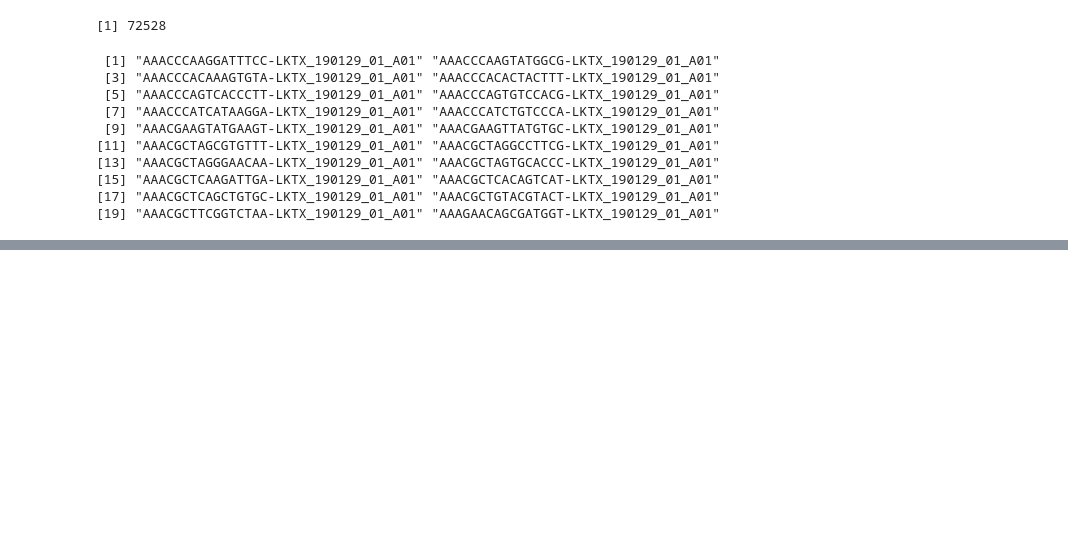
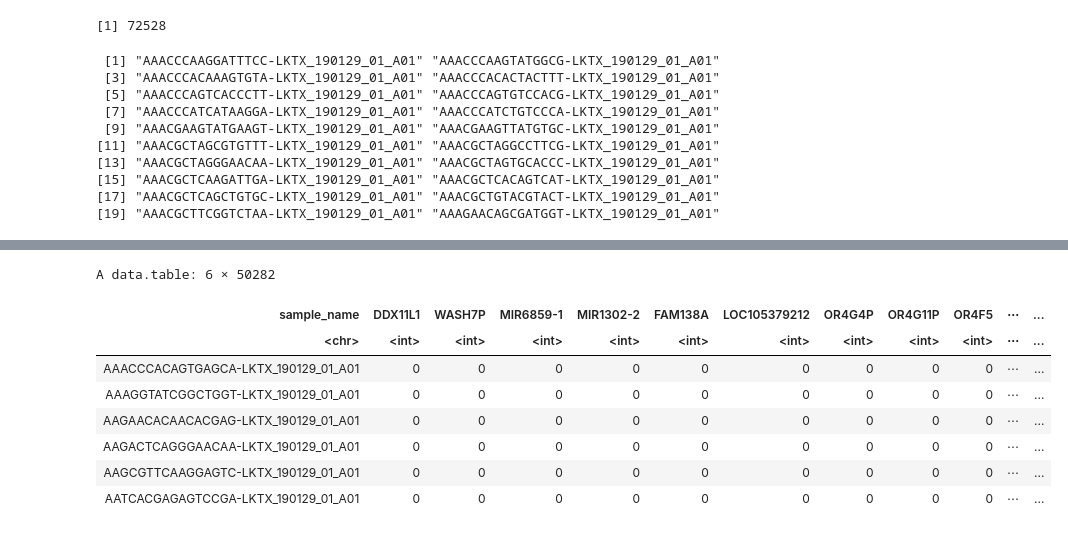
Before and after one commit to NikitaArya17/next_generation_sequencing_projects, a Jupyter notebook: human_m1/code/human_m1_analysis.ipynb, the cells around one changed output, grey strips where cells are left out. Saved outputs shown, nothing was run; the diff lists cells and outputs as text; code cells hidden in the pictures; blank space fills up the shorter version.

```diff
--- a/human_m1/code/human_m1_analysis.ipynb
+++ b/human_m1/code/human_m1_analysis.ipynb
@@ -273,0 +290,12 @@ print(dim(gene_neuronal))
+# %%
+head(gene_non_neuronal)
+# %% [output]
+A data.table: 6 × 50282
+| sample_name | DDX11L1 | WASH7P | MIR6859-1 | MIR1302-2 | FAM138A | LOC105379212 | OR4G4P | OR4G11P | OR4F5 | ⋯ | ... |
+| <chr> | <int> | <int> | <int> | <int> | <int> | <int> | <int> | <int> | <int> | ⋯ | ... |
+| AAACCCACAGTGAGCA-LKTX_190129_01_A01 | 0 | 0 | 0 | 0 | 0 | 0 | 0 | 0 | 0 | ⋯ | ... |
+| AAAGGTATCGGCTGGT-LKTX_190129_01_A01 | 0 | 0 | 0 | 0 | 0 | 0 | 0 | 0 | 0 | ⋯ | ... |
+| AAGAACACAACACGAG-LKTX_190129_01_A01 | 0 | 0 | 0 | 0 | 0 | 0 | 0 | 0 | 0 | ⋯ | ... |
+| AAGACTCAGGGAACAA-LKTX_190129_01_A01 | 0 | 0 | 0 | 0 | 0 | 0 | 0 | 0 | 0 | ⋯ | ... |
+| AAGCGTTCAAGGAGTC-LKTX_190129_01_A01 | 0 | 0 | 0 | 0 | 0 | 0 | 0 | 0 | 0 | ⋯ | ... |
+| AATCACGAGAGTCCGA-LKTX_190129_01_A01 | 0 | 0 | 0 | 0 | 0 | 0 | 0 | 0 | 0 | ⋯ | ... |
```
Also changed, not shown: parts of 4 cells of this notebook.
